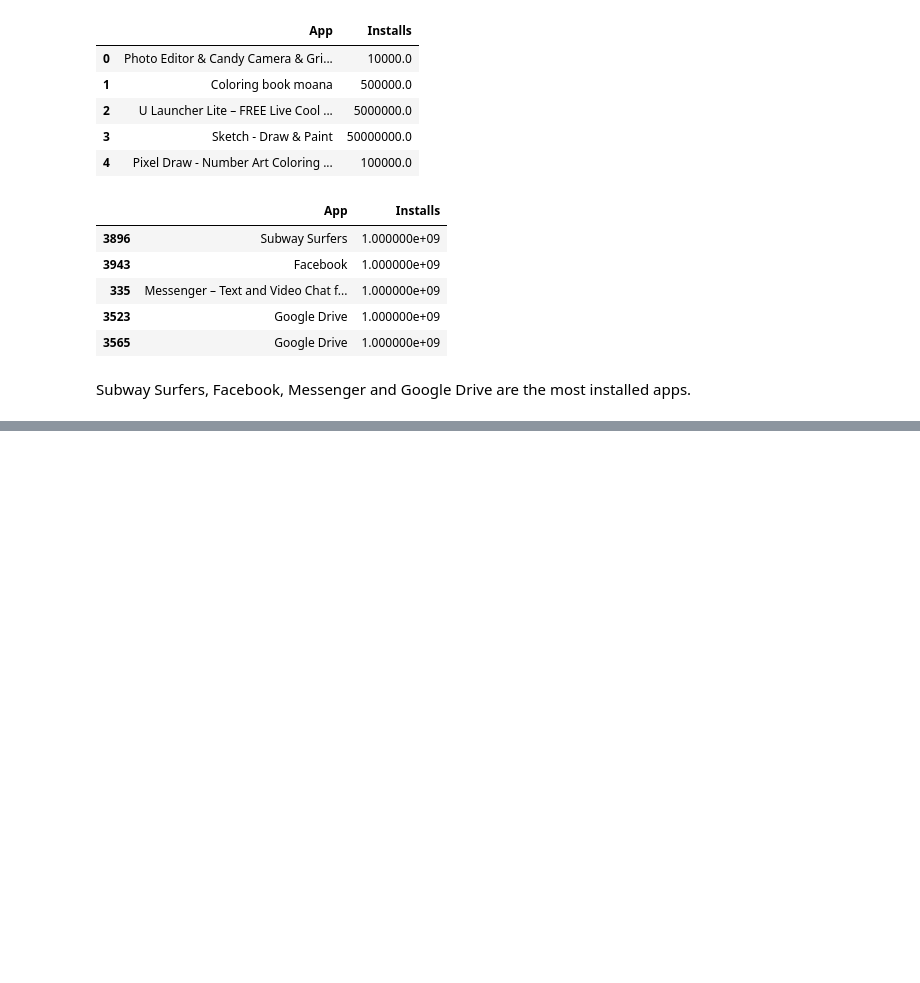
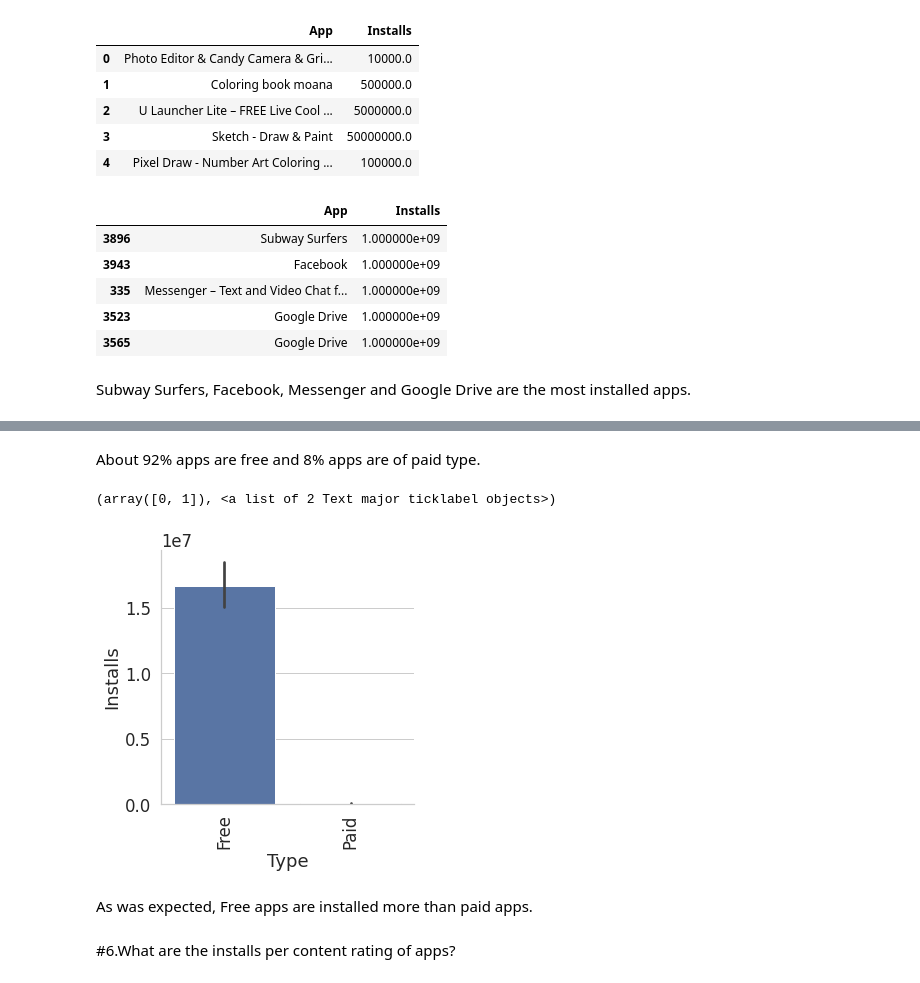
Before and after one commit to omajipawar/Play-Store-App-Review-Analysis, a Jupyter notebook: Play_Store_App_Review_Analysis(Omaji_pawar)_Capstone_Project.ipynb, the cells around one changed output, grey strips where cells are left out. Cells and saved outputs as stored; diff of their text form; code cells hidden in the pictures; blank space fills up the shorter version.

```diff
--- a/Play_Store_App_Review_Analysis(Omaji_pawar)_Capstone_Project.ipynb
+++ b/Play_Store_App_Review_Analysis(Omaji_pawar)_Capstone_Project.ipynb
@@ -478,0 +583,13 @@ Subway Surfers, Facebook, Messenger and Google Drive are the most installed apps
+# %% [markdown]
+About 92% apps are free and 8% apps are of paid type.
+# %%
+#Plotting a catplot of Type vs Installs
+sns.catplot(x='Type', y='Installs', data=df,kind='bar');
+plt.xticks(rotation=90)
+# %% [output]
+(array([0, 1]), <a list of 2 Text major ticklabel objects>)
+[figure, added]
+# %% [markdown]
+As was expected, Free apps are installed more than paid apps.
+# %% [markdown]
+#6.What are the installs per content rating of apps?
```
Also changed, not shown: parts of 21 cells of this notebook.
